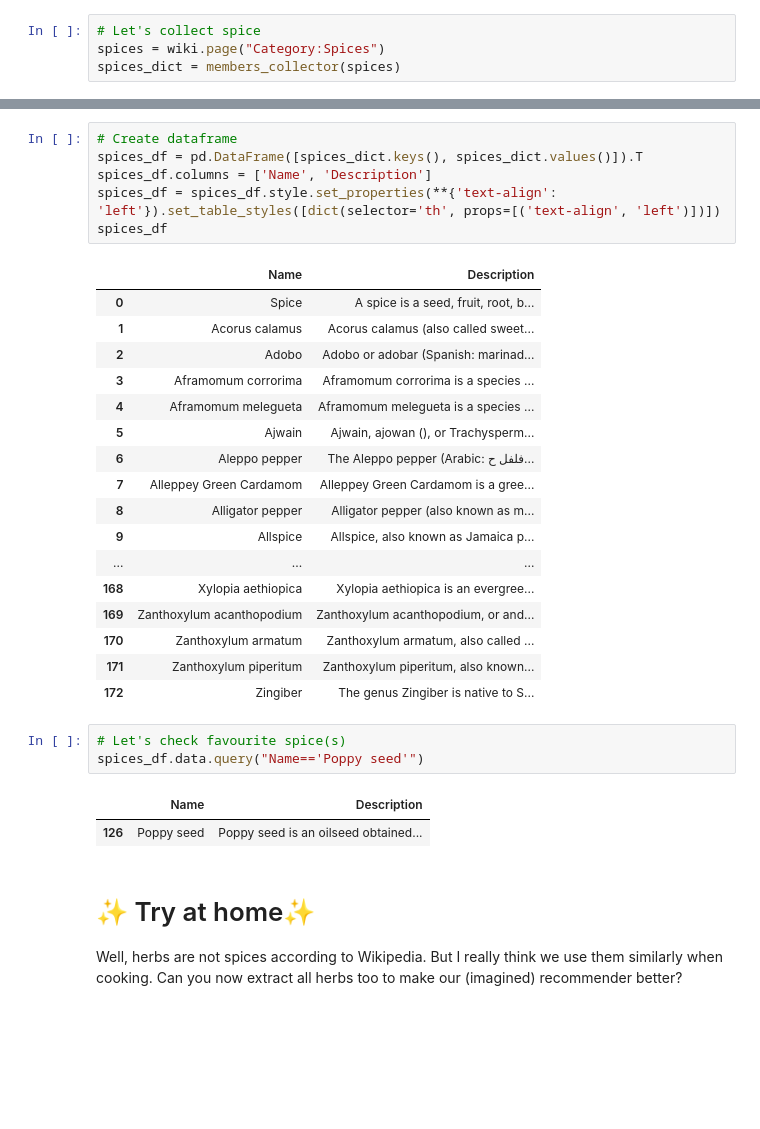
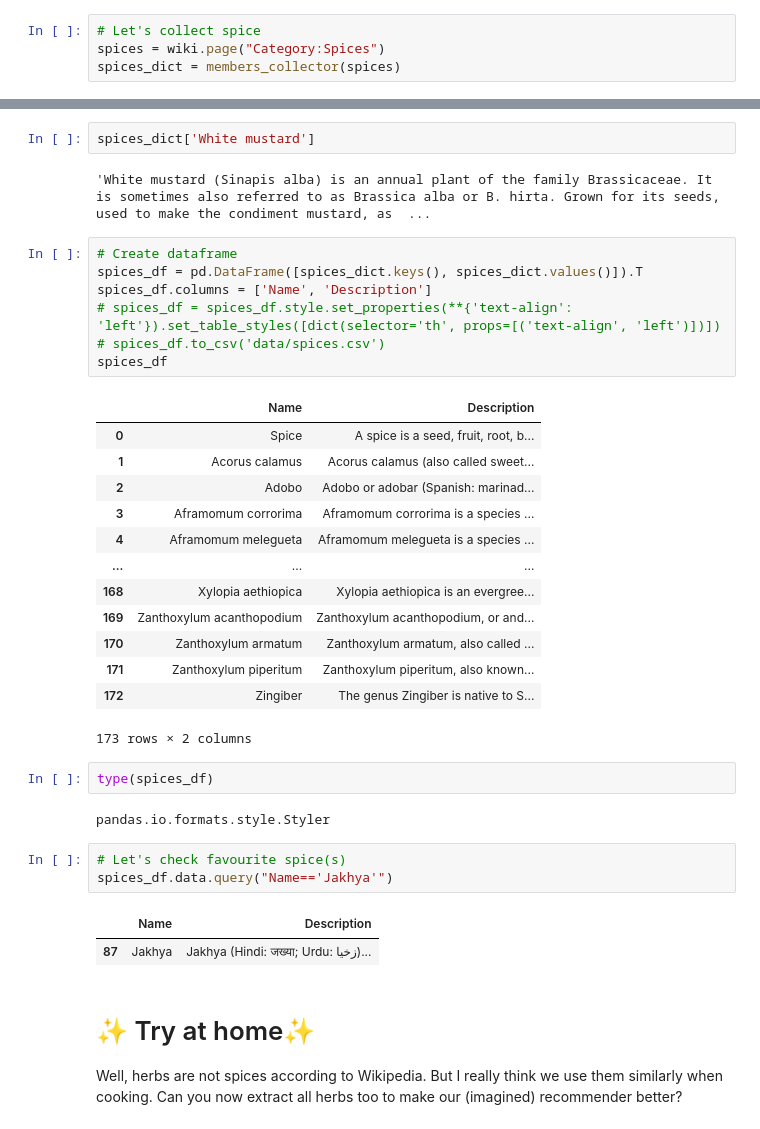
Before and after one commit to GCMeccariello/CLT, a Jupyter notebook: 2.3_scraping_data.ipynb, the cells around one changed output, grey strips where cells are left out. Cells and saved outputs as stored; diff of their text form; blank space fills up the shorter version.

```diff
--- a/2.3_scraping_data.ipynb
+++ b/2.3_scraping_data.ipynb
@@ -155,33 +175,38 @@ spices_dict = members_collector(spices)
+# %%
+spices_dict['White mustard']
+# %% [output]
+'White mustard (Sinapis alba) is an annual plant of the family Brassicaceae. It is sometimes also referred to as Brassica alba or B. hirta. Grown for its seeds, used to make the condiment mustard, as  ...
 # %%
 # Create dataframe
 spices_df = pd.DataFrame([spices_dict.keys(), spices_dict.values()]).T
 spices_df.columns = ['Name', 'Description']
-spices_df = spices_df.style.set_properties(**{'text-align': 'left'}).set_table_styles([dict(selector='th', props=[('text-align', 'left')])])
+# spices_df = spices_df.style.set_properties(**{'text-align': 'left'}).set_table_styles([dict(selector='th', props=[('text-align', 'left')])])
+# spices_df.to_csv('data/spices.csv')
 spices_df
 # %% [output]
 |  | Name | Description |
 | 0 | Spice | A spice is a seed, fruit, root, b... |
 | 1 | Acorus calamus | Acorus calamus (also called sweet... |
 | 2 | Adobo | Adobo or adobar (Spanish: marinad... |
 | 3 | Aframomum corrorima | Aframomum corrorima is a species ... |
 | 4 | Aframomum melegueta | Aframomum melegueta is a species ... |
-| 5 | Ajwain | Ajwain, ajowan (), or Trachysperm... |
-| 6 | Aleppo pepper | The Aleppo pepper (Arabic: فلفل ح... |
-| 7 | Alleppey Green Cardamom | Alleppey Green Cardamom is a gree... |
-| 8 | Alligator pepper | Alligator pepper (also known as m... |
-| 9 | Allspice | Allspice, also known as Jamaica p... |
 | ... | ... | ... |
 | 168 | Xylopia aethiopica | Xylopia aethiopica is an evergree... |
 | 169 | Zanthoxylum acanthopodium | Zanthoxylum acanthopodium, or and... |
 | 170 | Zanthoxylum armatum | Zanthoxylum armatum, also called ... |
 | 171 | Zanthoxylum piperitum | Zanthoxylum piperitum, also known... |
 | 172 | Zingiber | The genus Zingiber is native to S... |
+173 rows × 2 columns
+# %%
+type(spices_df)
+# %% [output]
+pandas.io.formats.style.Styler
 # %%
 # Let's check favourite spice(s)
-spices_df.data.query("Name=='Poppy seed'")
+spices_df.data.query("Name=='Jakhya'")
 # %% [output]
 |  | Name | Description |
-| 126 | Poppy seed | Poppy seed is an oilseed obtained... |
+| 87 | Jakhya | Jakhya (Hindi: जख्या; Urdu: زخیا)... |
 # %% [markdown]
 # ✨ Try at home✨
 Well, herbs are not spices according to Wikipedia. But I really think we use them similarly when cooking. Can you now extract all herbs too to make our (imagined) recommender better?
```
Also changed, not shown: parts of 1 cell of this notebook, 7 other files.
